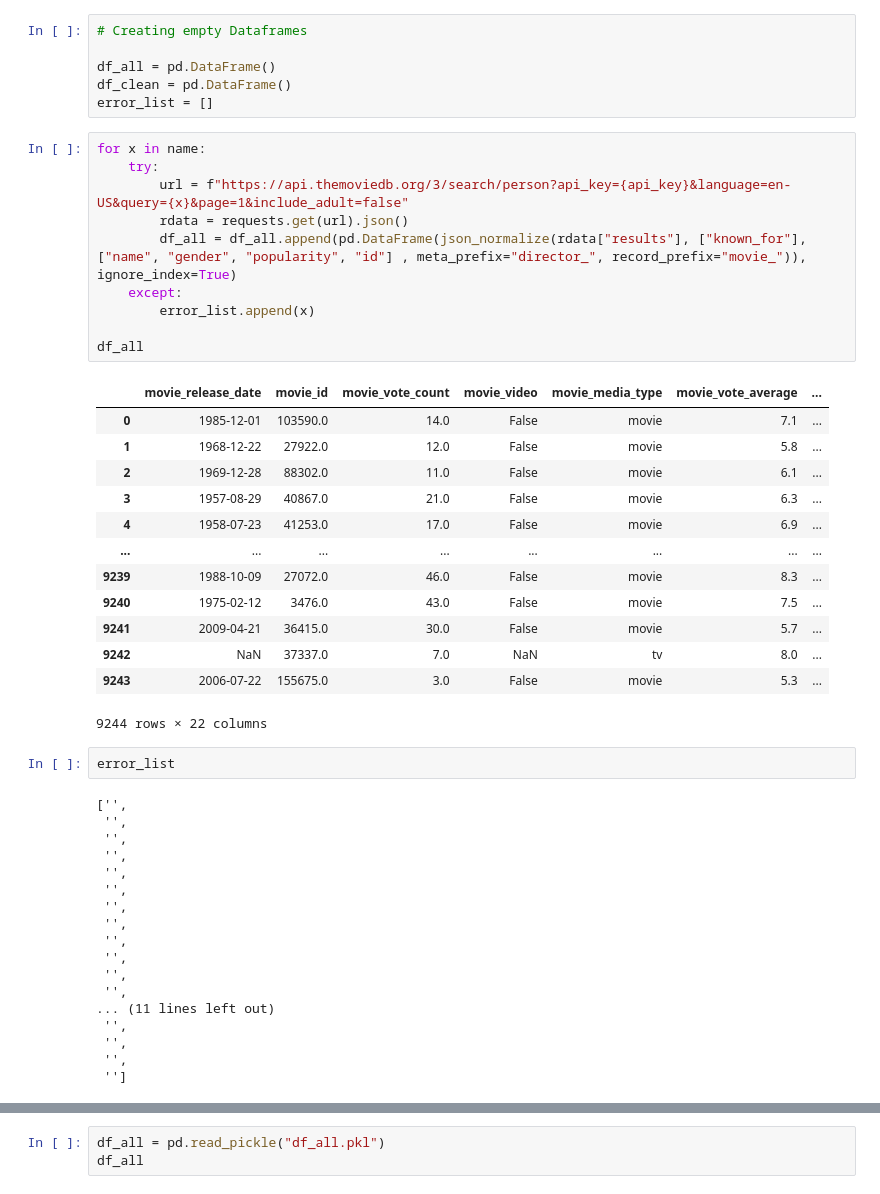
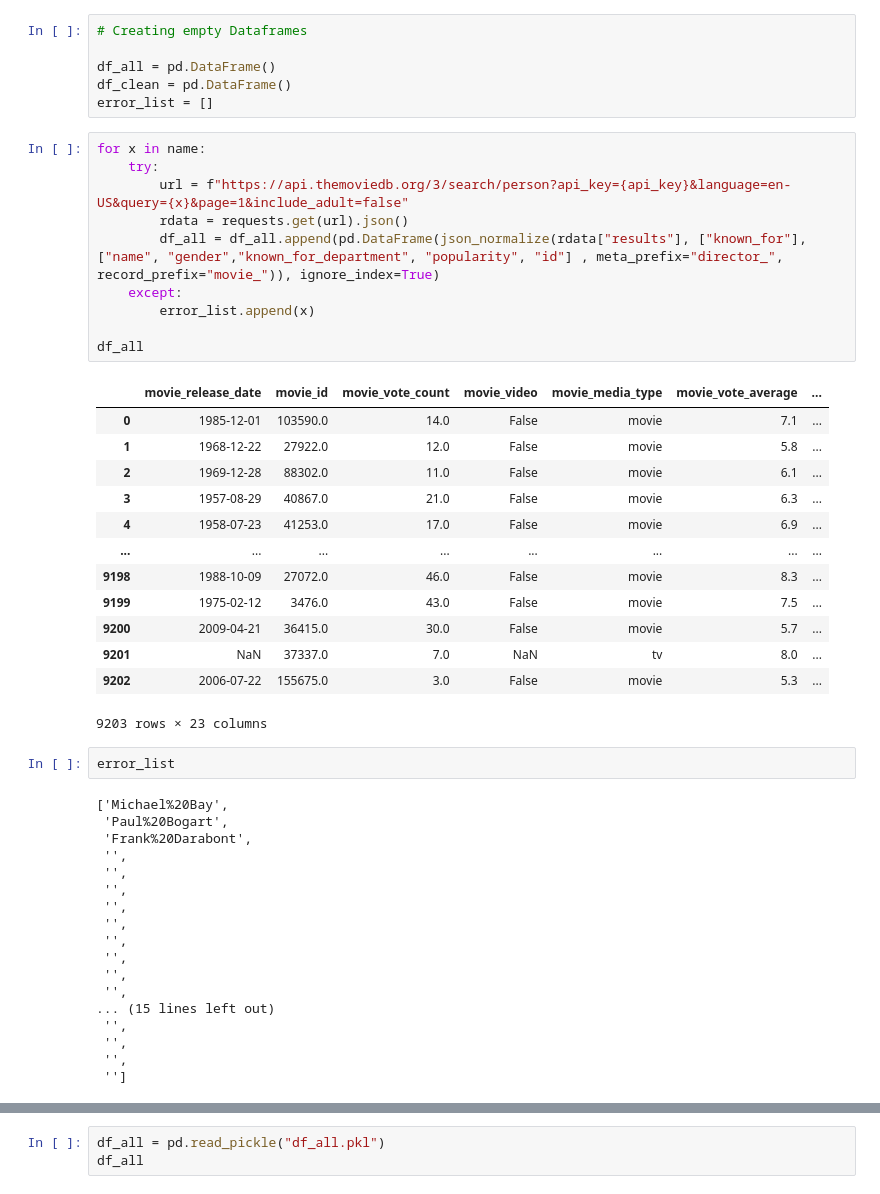
Before and after one commit to anadetsch/female_recognition_movie_direction, a Jupyter notebook: movie_director_names.ipynb, the cells around one changed output, grey strips where cells are left out. Drawn from its saved outputs; the diff is of its cells as text.

```diff
--- a/movie_director_names.ipynb
+++ b/movie_director_names.ipynb
@@ -146,31 +146,33 @@ error_list = []
 # %%
 for x in name:
     try:
         url = f"https://api.themoviedb.org/3/search/person?api_key={api_key}&language=en-US&query={x}&page=1&include_adult=false"
         rdata = requests.get(url).json()
-        df_all = df_all.append(pd.DataFrame(json_normalize(rdata["results"], ["known_for"], ["name", "gender", "popularity", "id"] , meta_prefix="director_", record_prefix="movie_")), ignore_index=True)
+        df_all = df_all.append(pd.DataFrame(json_normalize(rdata["results"], ["known_for"], ["name", "gender","known_for_department", "popularity", "id"] , meta_prefix="director_", record_prefix="movie_")), ignore_index=True)
     except:
         error_list.append(x)
 
 df_all
 # %% [output]
 |  | movie_release_date | movie_id | movie_vote_count | movie_video | movie_media_type | movie_vote_average | ... |
 | 0 | 1985-12-01 | 103590.0 | 14.0 | False | movie | 7.1 | ... |
 | 1 | 1968-12-22 | 27922.0 | 12.0 | False | movie | 5.8 | ... |
 | 2 | 1969-12-28 | 88302.0 | 11.0 | False | movie | 6.1 | ... |
 | 3 | 1957-08-29 | 40867.0 | 21.0 | False | movie | 6.3 | ... |
 | 4 | 1958-07-23 | 41253.0 | 17.0 | False | movie | 6.9 | ... |
 | ... | ... | ... | ... | ... | ... | ... | ... |
-| 9239 | 1988-10-09 | 27072.0 | 46.0 | False | movie | 8.3 | ... |
-| 9240 | 1975-02-12 | 3476.0 | 43.0 | False | movie | 7.5 | ... |
-| 9241 | 2009-04-21 | 36415.0 | 30.0 | False | movie | 5.7 | ... |
-| 9242 | NaN | 37337.0 | 7.0 | NaN | tv | 8.0 | ... |
-| 9243 | 2006-07-22 | 155675.0 | 3.0 | False | movie | 5.3 | ... |
+| 9198 | 1988-10-09 | 27072.0 | 46.0 | False | movie | 8.3 | ... |
+| 9199 | 1975-02-12 | 3476.0 | 43.0 | False | movie | 7.5 | ... |
+| 9200 | 2009-04-21 | 36415.0 | 30.0 | False | movie | 5.7 | ... |
+| 9201 | NaN | 37337.0 | 7.0 | NaN | tv | 8.0 | ... |
+| 9202 | 2006-07-22 | 155675.0 | 3.0 | False | movie | 5.3 | ... |
-9244 rows × 22 columns
+9203 rows × 23 columns
 # %%
 error_list
 # %% [output]
-['',
+['Michael%20Bay',
+ 'Paul%20Bogart',
+ 'Frank%20Darabont',
  '',
  '',
  '',
@@ -180,9 +182,7 @@ error_list
  '',
  '',
  '',
- '',
- '',
-... (11 lines left out)
+... (15 lines left out)
  '',
  '',
  '',
```
Also changed, not shown: parts of 5 cells of this notebook, 5 other files.
